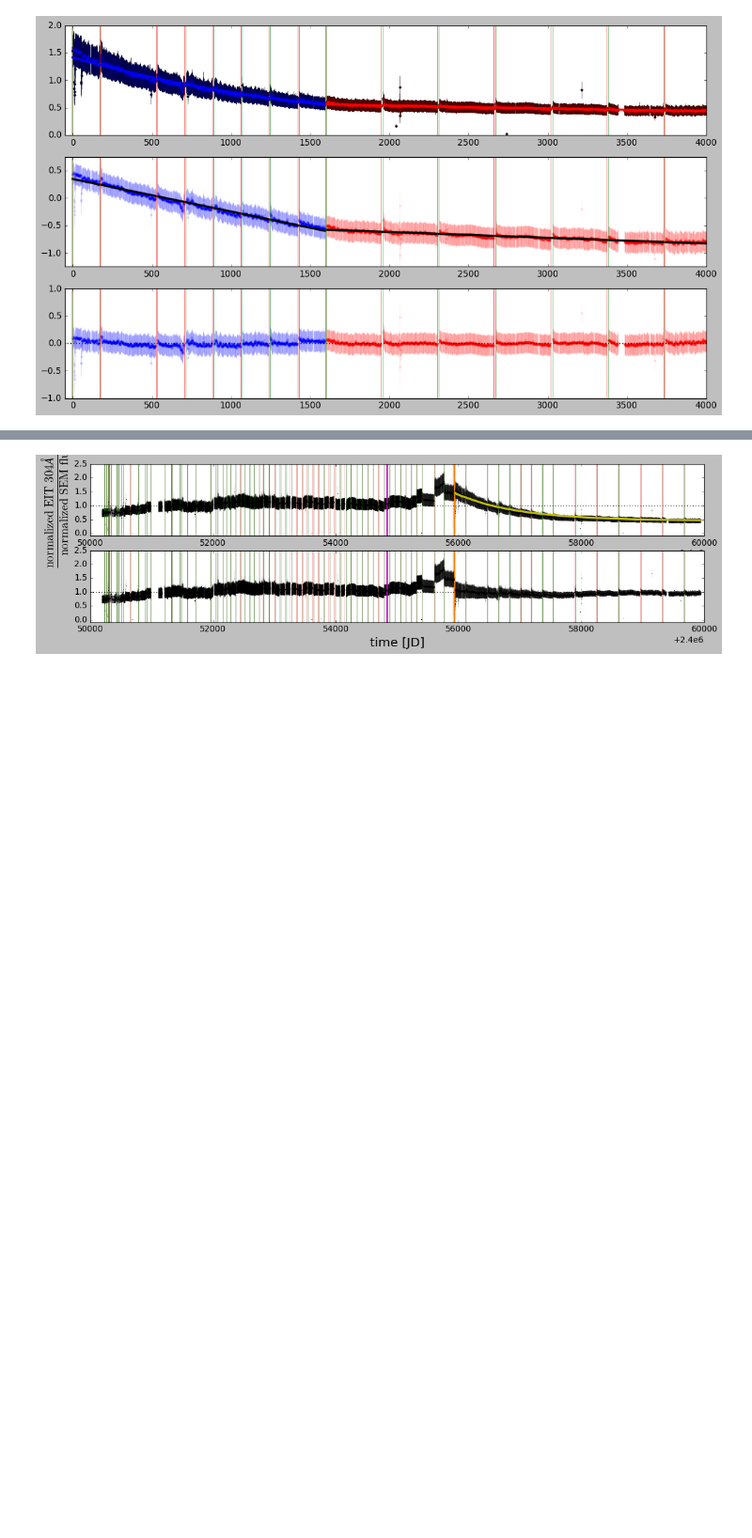
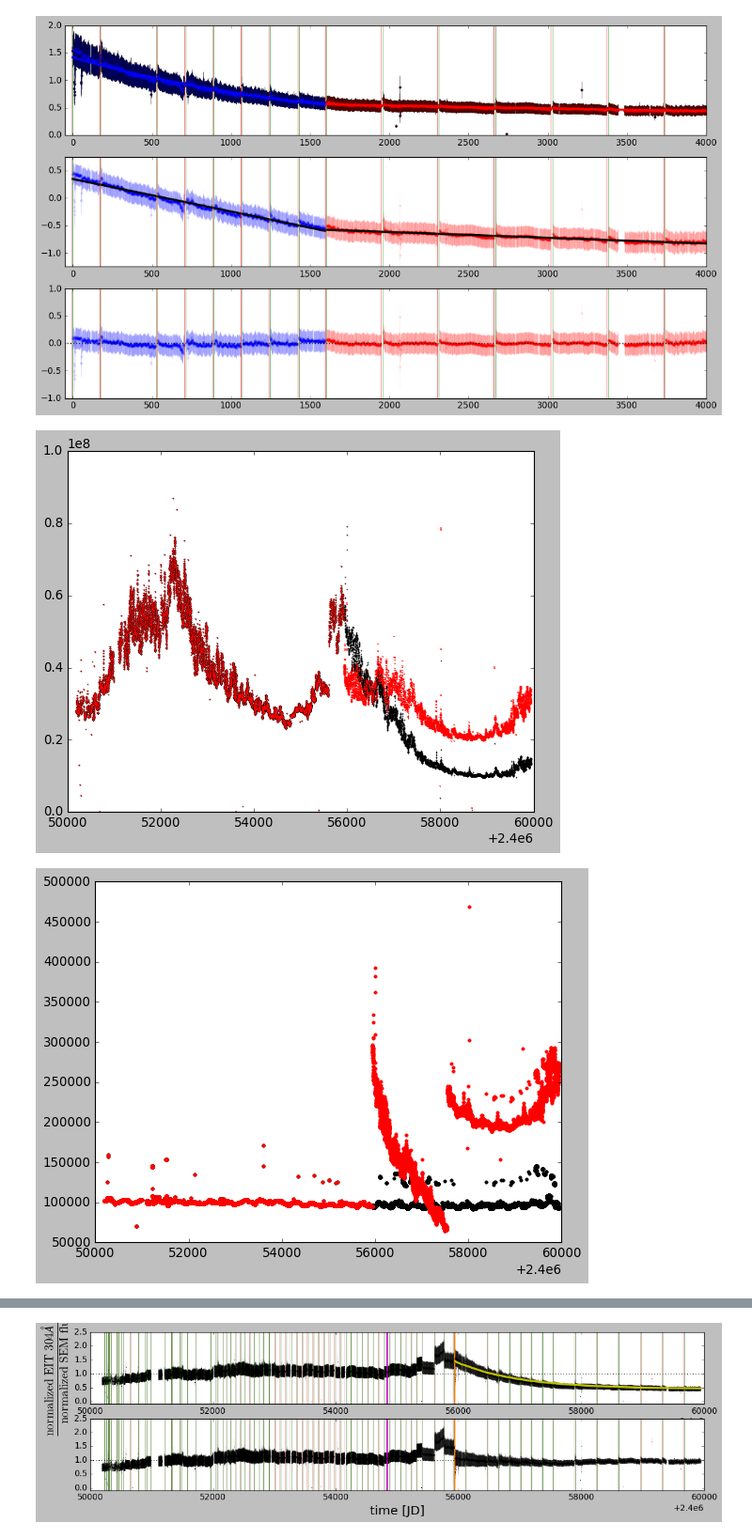
Before and after one commit to esandford/archivalSOHO, a Jupyter notebook: data/correctEITsystematics.ipynb, the cells around one changed output, grey strips where cells are left out. Shown at 94% size. Drawn from its saved outputs; the diff is of its cells as text; code cells hidden in the pictures; blank space fills up the shorter version.

Commit message:
corrected 304 band for linear systematics between bakeouts

```diff
--- a/data/correctEITsystematics.ipynb
+++ b/data/correctEITsystematics.ipynb
@@ -333,3 +341,5 @@ unc_ratio = np.sqrt(unc_ratio_sq)
+# %%
+ratio, unc_ratio = normalizedFluxRatio(f1=f304, f2=fSEM_interp_304, u1=u304, u2=uSEM_interp_304)
 # %%
 # fit two exponentials: one between these two bakeouts (this, June 3, 2016, is the time at which bakeout frequency goes from
 # ~every 6 months to ~every year)
@@ -395,3 +406,41 @@ for ax in axes:
 plt.show()
 # %% [output]
 [figure]
+# %%
+# new arrays to work with
+f304_expCorrected = copy.deepcopy(f304)
+u304_expCorrected = copy.deepcopy(u304)
+
+# fit parameters, re-notated
+A1 = np.exp(B1[1])
+# note that sigma_A = dA/dB1 * sigma_B1 = exp(B1) * sigma_B1
+sigma_A1 = np.exp(B1[1]) * np.sqrt(B1var[1])
+k1 = B1[0]
+sigma_k1 = np.sqrt(B1var[0])
+
+A2 = np.exp(B2[1])
+sigma_A2 = np.exp(B2[1]) * np.sqrt(B2var[1])
+k2 = B2[0]
+sigma_k2 = np.sqrt(B2var[0])
+
+# f304,corr = f304/(A*exp(-kt)) = f304 * (1/A) * exp(kt), where A = exp(B[1]) and k = -B[0]
+f304_expCorrected[fit1Mask] = f304[fit1Mask]/(A1* np.exp(k1*t1_to_fit))
+f304_expCorrected[fit2Mask] = f304[fit2Mask]/(A2* np.exp(k2*t2_to_fit))
+
+# propagate uncertainties analytically
+u304_expCorrected[fit1Mask] = np.sqrt( ( (np.exp(k1*t1_to_fit)/A1) * u304[fit1Mask] )**2 + ( ((f304[fit1Mask] * np.exp(k1*t1_to_fit))/A1**2) * sigma_A1 )**2 + ( ((f304[fit1Mask] * np.exp(k1*t1_to_fit) * t1_to_fit)/A1) * sigma_k1 )**2 )
+u304_expCorrected[fit2Mask] = np.sqrt( ( (np.exp(k2*t2_to_fit)/A2) * u304[fit2Mask] )**2 + ( ((f304[fit2Mask] * np.exp(k2*t2_to_fit))/A2**2) * sigma_A2 )**2 + ( ((f304[fit2Mask] * np.exp(k2*t2_to_fit) * t2_to_fit)/A2) * sigma_k2 )**2 )
+
+fig, ax = plt.subplots(1,1,figsize=(8,6))
+ax.errorbar(t304, f304, u304, color='k',marker='.',markersize=2,linestyle='None',elinewidth=1,capsize=0,alpha=0.5)
+ax.errorbar(t304, f304_expCorrected, u304_expCorrected, color='r',marker='.',markersize=1,linestyle='None',elinewidth=2,capsize=0,alpha=0.5)
+ax.set_ylim(0.,1e8)
+plt.show()
+
+fig, ax = plt.subplots(1,1,figsize=(8,6))
+ax.plot(t304, u304, 'k.')
+ax.plot(t304, u304_expCorrected, 'r.')
+plt.show()
+# %% [output]
+[figure, added]
+[figure, added]
```
Also changed, not shown: parts of 19 cells of this notebook, 3 other files.
